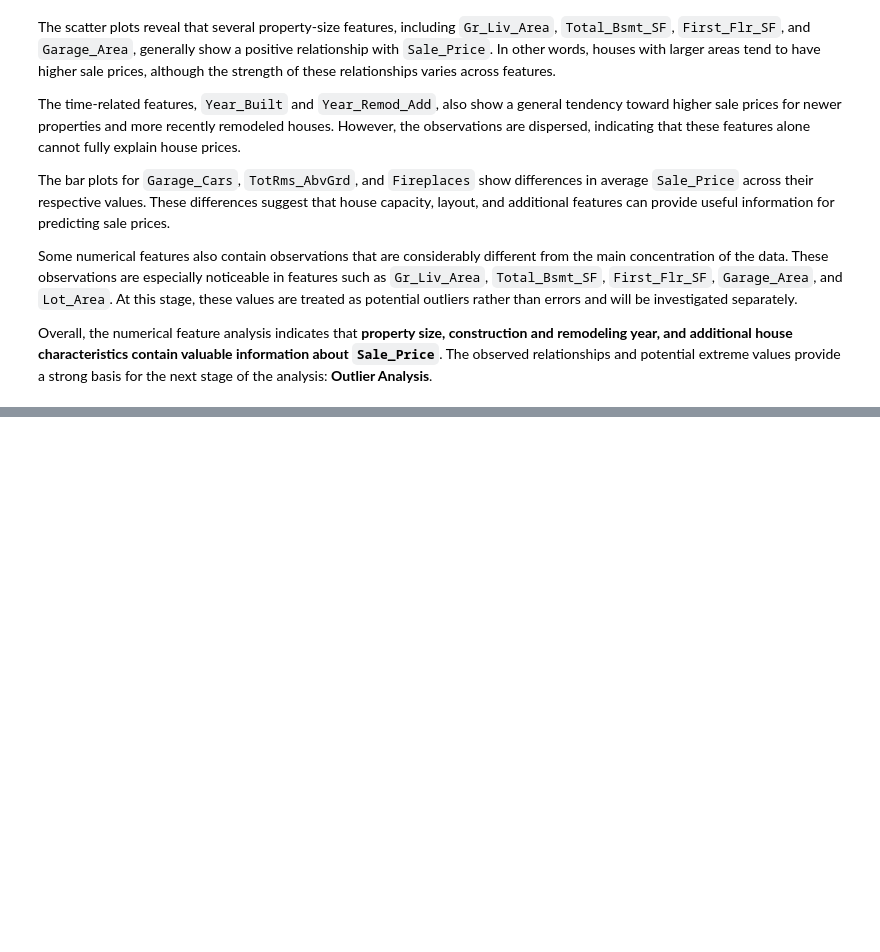
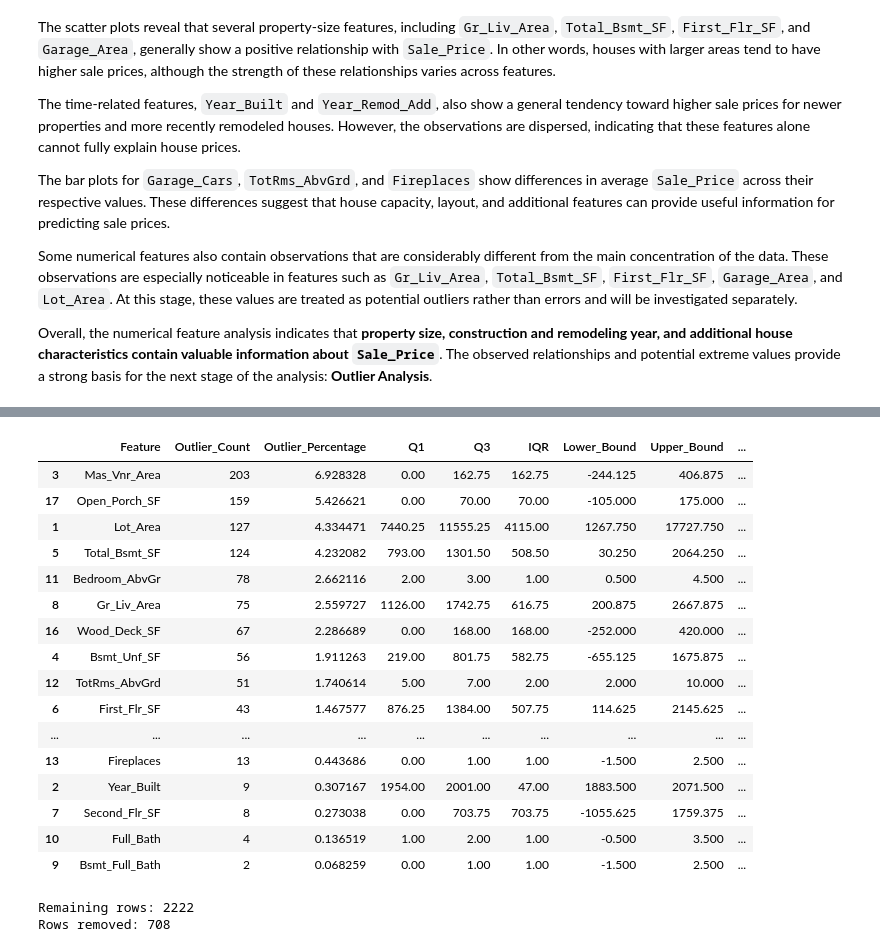
Before and after one commit to Mohamadzf23/ames-housing-price-prediction, a Jupyter notebook: src/ames_housing_price_prediction.ipynb, the cells around one changed output, grey strips where cells are left out. Cells and saved outputs as stored; diff of their text form; code cells hidden in the pictures; blank space fills up the shorter version.

```diff
--- a/src/ames_housing_price_prediction.ipynb
+++ b/src/ames_housing_price_prediction.ipynb
@@ -1273,0 +1411,62 @@ Overall, the numerical feature analysis indicates that **property size, construc
+# %%
+numerical_features = df.select_dtypes(
+    include='number'
+).columns.drop('Sale_Price')
+
+real_outliers = identify_real_outliers(
+    df,
+    numerical_features
+)
+
+real_outliers
+# %% [output]
+|  | Feature | Outlier_Count | Outlier_Percentage | Q1 | Q3 | IQR | Lower_Bound | Upper_Bound | ... |
+| 3 | Mas_Vnr_Area | 203 | 6.928328 | 0.00 | 162.75 | 162.75 | -244.125 | 406.875 | ... |
+| 17 | Open_Porch_SF | 159 | 5.426621 | 0.00 | 70.00 | 70.00 | -105.000 | 175.000 | ... |
+| 1 | Lot_Area | 127 | 4.334471 | 7440.25 | 11555.25 | 4115.00 | 1267.750 | 17727.750 | ... |
+| 5 | Total_Bsmt_SF | 124 | 4.232082 | 793.00 | 1301.50 | 508.50 | 30.250 | 2064.250 | ... |
+| 11 | Bedroom_AbvGr | 78 | 2.662116 | 2.00 | 3.00 | 1.00 | 0.500 | 4.500 | ... |
+| 8 | Gr_Liv_Area | 75 | 2.559727 | 1126.00 | 1742.75 | 616.75 | 200.875 | 2667.875 | ... |
+| 16 | Wood_Deck_SF | 67 | 2.286689 | 0.00 | 168.00 | 168.00 | -252.000 | 420.000 | ... |
+| 4 | Bsmt_Unf_SF | 56 | 1.911263 | 219.00 | 801.75 | 582.75 | -655.125 | 1675.875 | ... |
+| 12 | TotRms_AbvGrd | 51 | 1.740614 | 5.00 | 7.00 | 2.00 | 2.000 | 10.000 | ... |
+| 6 | First_Flr_SF | 43 | 1.467577 | 876.25 | 1384.00 | 507.75 | 114.625 | 2145.625 | ... |
+| ... | ... | ... | ... | ... | ... | ... | ... | ... | ... |
+| 13 | Fireplaces | 13 | 0.443686 | 0.00 | 1.00 | 1.00 | -1.500 | 2.500 | ... |
+| 2 | Year_Built | 9 | 0.307167 | 1954.00 | 2001.00 | 47.00 | 1883.500 | 2071.500 | ... |
+| 7 | Second_Flr_SF | 8 | 0.273038 | 0.00 | 703.75 | 703.75 | -1055.625 | 1759.375 | ... |
+| 10 | Full_Bath | 4 | 0.136519 | 1.00 | 2.00 | 1.00 | -0.500 | 3.500 | ... |
+| 9 | Bsmt_Full_Bath | 2 | 0.068259 | 0.00 | 1.00 | 1.00 | -1.500 | 2.500 | ... |
+# %%
+outlier_bounds = {
+    'Mas_Vnr_Area': (-244.125, 406.875),
+    'Open_Porch_SF': (-105, 175),
+    'Lot_Area': (1267.75, 17727.75),
+    'Total_Bsmt_SF': (30.25, 2064.25),
+    'Bedroom_AbvGr': (0.5, 4.5),
+    'Gr_Liv_Area': (200.875, 2667.875),
+    'Wood_Deck_SF': (-252, 420),
+    'Bsmt_Unf_SF': (-655.125, 1675.875),
+    'TotRms_AbvGrd': (2, 10),
+    'First_Flr_SF': (114.625, 2145.625),
+    'Garage_Area': (-64, 960),
+    'Lot_Frontage': (-9.5, 130.5),
+    'Garage_Cars': (-0.5, 3.5),
+    'Fireplaces': (-1.5, 2.5),
+    'Year_Built': (1883.5, 2071.5),
+    'Second_Flr_SF': (-1055.625, 1759.375),
+    'Full_Bath': (-0.5, 3.5),
+    'Bsmt_Full_Bath': (-1.5, 2.5)
+}
+
+for feature, (lower, upper) in outlier_bounds.items():
+    df = df[
+        (df[feature] >= lower) &
+        (df[feature] <= upper)
+    ].copy()
+
+print(f"Remaining rows: {len(df)}")
+print(f"Rows removed: {2930 - len(df)}")
+# %% [output]
+Remaining rows: 2222
+Rows removed: 708
```
Also changed, not shown: parts of 10 cells of this notebook.
